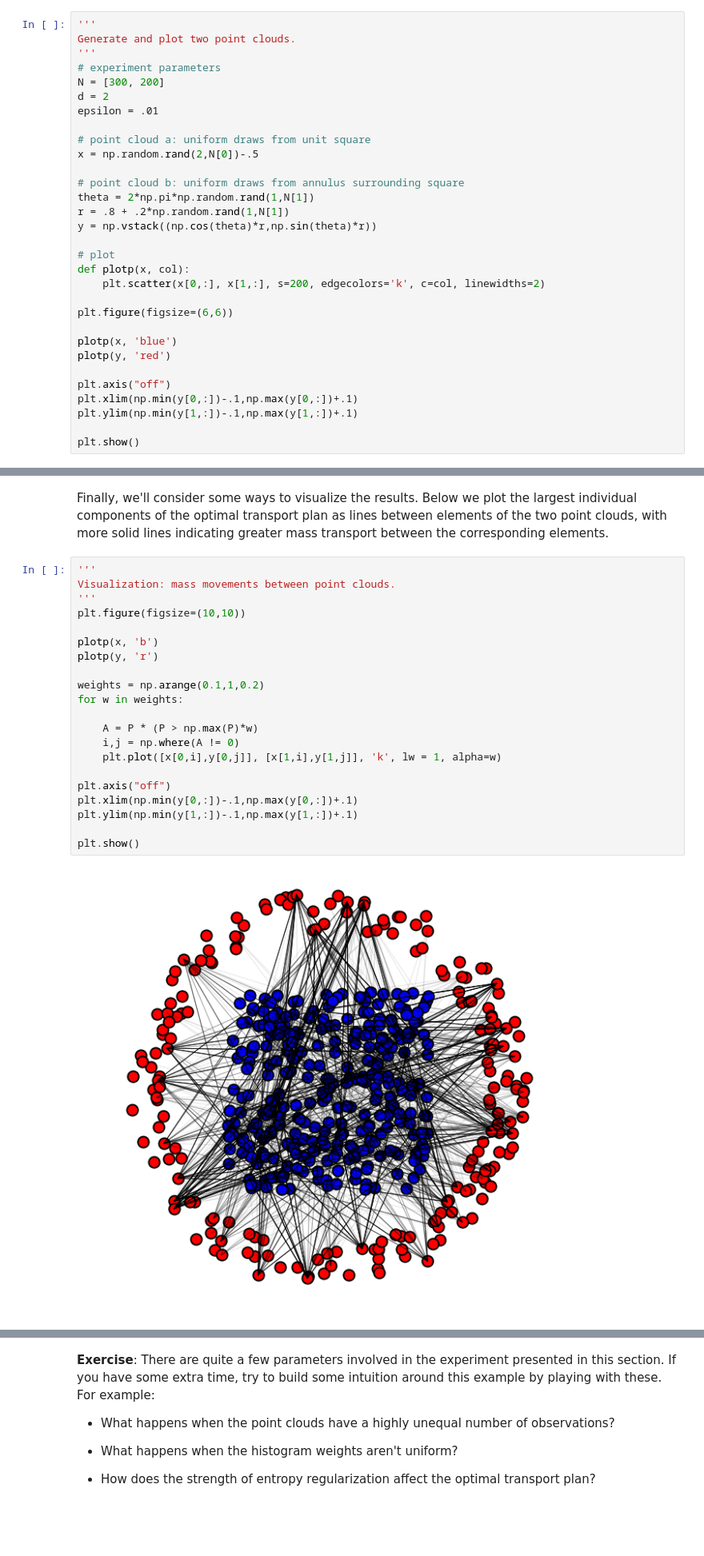
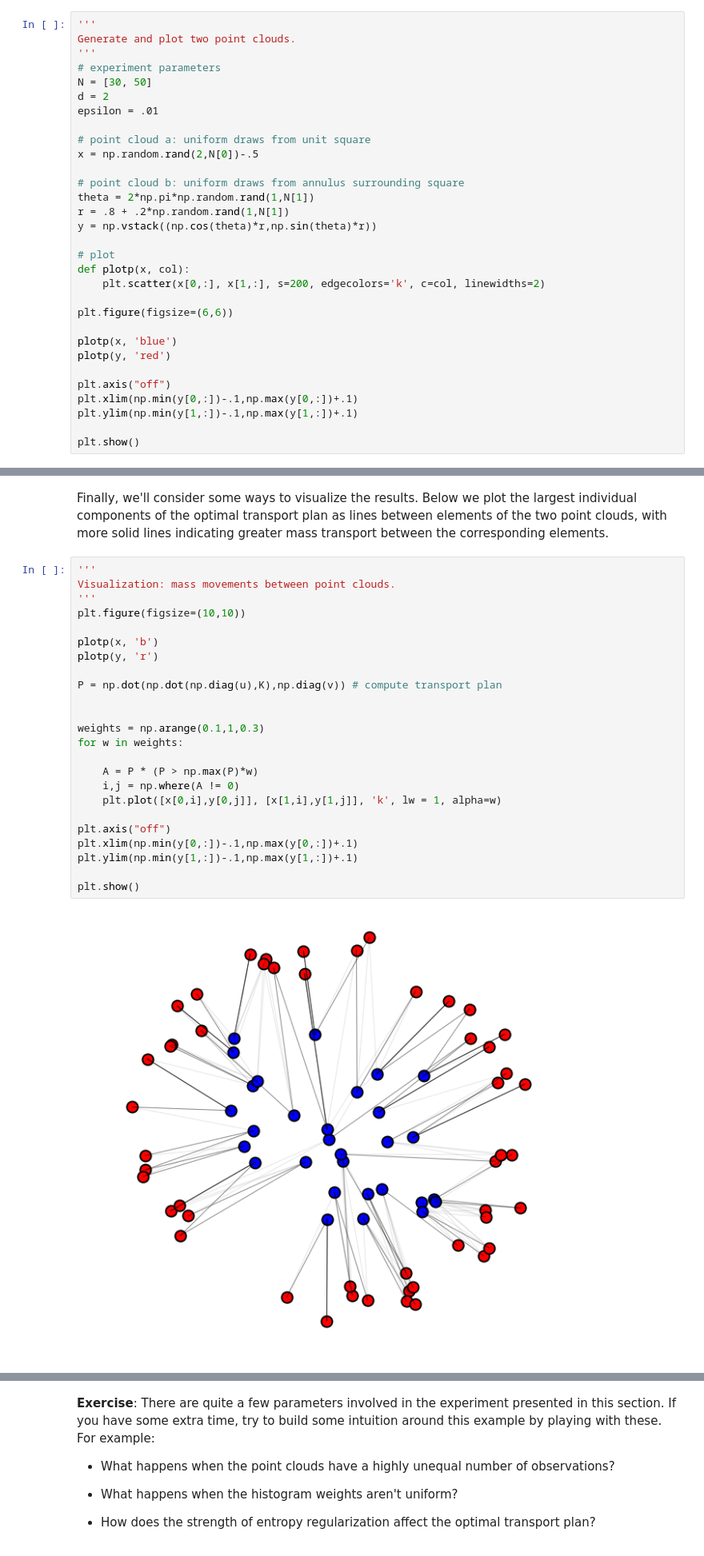
Before and after one commit to alecgt/otml-neurohackademy-2019, a Jupyter notebook: labs/notebooks/lab_main.ipynb, the cells around one changed output, grey strips where cells are left out. Shown: that part at 80% size. Saved outputs shown, nothing was run; the diff lists cells and outputs as text; blank space fills up the shorter version.

```diff
--- a/labs/notebooks/lab_main.ipynb
+++ b/labs/notebooks/lab_main.ipynb
@@ -266,7 +274,7 @@ We'll also consider an example of entropy-regularized optimal transport on _poin
 Generate and plot two point clouds.
 '''
 # experiment parameters
-N = [300, 200]
+N = [30, 50]
 d = 2
 epsilon = .01
 
@@ -353,26 +361,29 @@ Finally, we'll consider some ways to visualize the results. Below we plot the la
 # %%
 '''
 Visualization: mass movements between point clouds.
 '''
 plt.figure(figsize=(10,10))
 
 plotp(x, 'b')
 plotp(y, 'r')
 
-weights = np.arange(0.1,1,0.2)
+P = np.dot(np.dot(np.diag(u),K),np.diag(v)) # compute transport plan
+
+
+weights = np.arange(0.1,1,0.3)
 for w in weights:
 
     A = P * (P > np.max(P)*w)
     i,j = np.where(A != 0)
     plt.plot([x[0,i],y[0,j]], [x[1,i],y[1,j]], 'k', lw = 1, alpha=w)
 
 plt.axis("off")
 plt.xlim(np.min(y[0,:])-.1,np.max(y[0,:])+.1)
 plt.ylim(np.min(y[1,:])-.1,np.max(y[1,:])+.1)
 
 plt.show()
 # %% [output]
-[figure, old version]
+[figure, new version]
 # %%
 '''
 Visualization: optimal transport plan as heat map.
```
Also changed, not shown: parts of 17 cells of this notebook.
